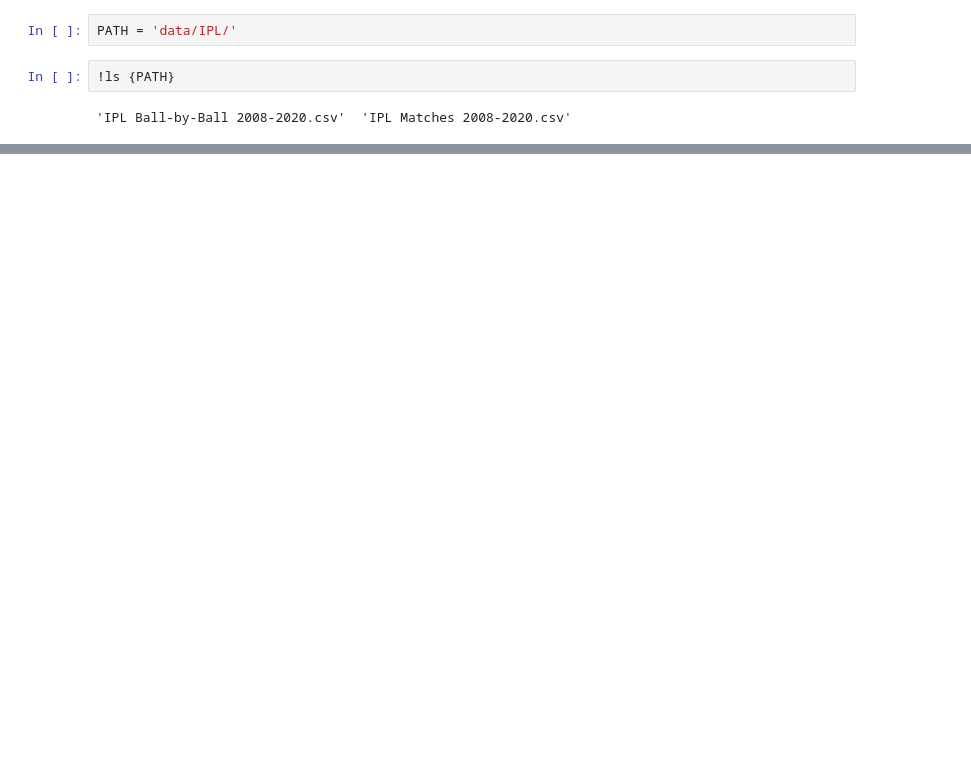
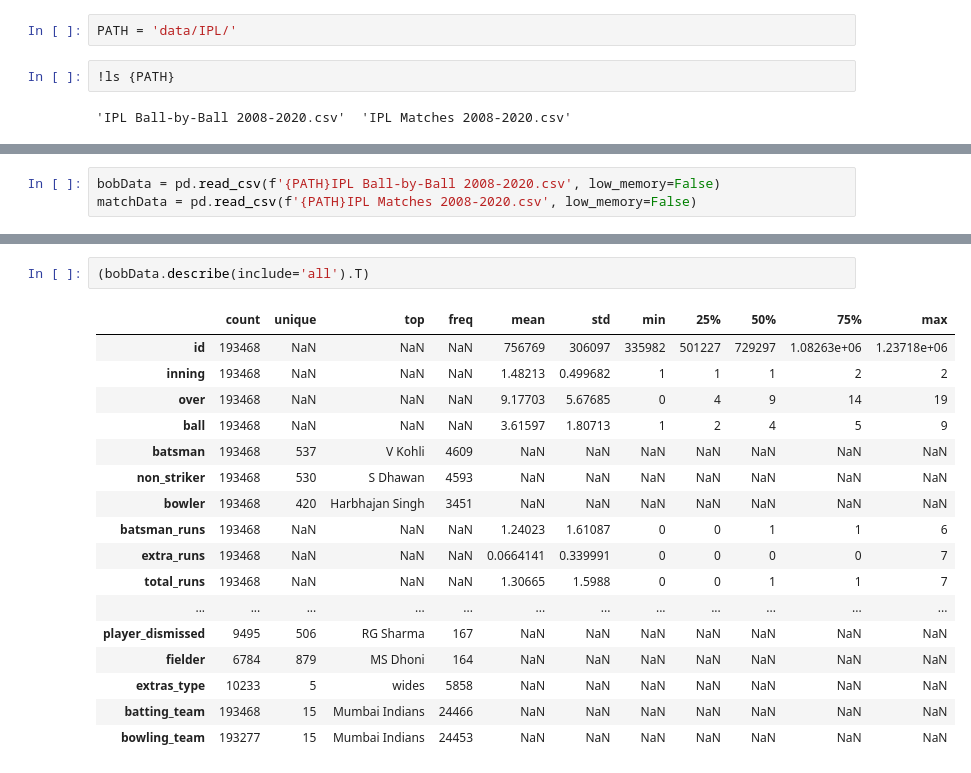
Before and after one commit to subhamyadav580/Data-Analysis-with-IPL-Dataset, a Jupyter notebook: IPL.ipynb, the cells around one changed output, grey strips where cells are left out. Saved outputs shown, nothing was run; the diff lists cells and outputs as text; blank space fills up the shorter version.

```diff
--- a/IPL.ipynb
+++ b/IPL.ipynb
@@ -242,0 +27,3 @@ plt.show()
+# %%
+bobData = pd.read_csv(f'{PATH}IPL Ball-by-Ball 2008-2020.csv', low_memory=False)
+matchData = pd.read_csv(f'{PATH}IPL Matches 2008-2020.csv', low_memory=False)
@@ -242,0 +48,20 @@ plt.show()
+# %%
+(bobData.describe(include='all').T)
+# %% [output]
+|  | count | unique | top | freq | mean | std | min | 25% | 50% | 75% | max |
+| id | 193468 | NaN | NaN | NaN | 756769 | 306097 | 335982 | 501227 | 729297 | 1.08263e+06 | 1.23718e+06 |
+| inning | 193468 | NaN | NaN | NaN | 1.48213 | 0.499682 | 1 | 1 | 1 | 2 | 2 |
+| over | 193468 | NaN | NaN | NaN | 9.17703 | 5.67685 | 0 | 4 | 9 | 14 | 19 |
+| ball | 193468 | NaN | NaN | NaN | 3.61597 | 1.80713 | 1 | 2 | 4 | 5 | 9 |
+| batsman | 193468 | 537 | V Kohli | 4609 | NaN | NaN | NaN | NaN | NaN | NaN | NaN |
+| non_striker | 193468 | 530 | S Dhawan | 4593 | NaN | NaN | NaN | NaN | NaN | NaN | NaN |
+| bowler | 193468 | 420 | Harbhajan Singh | 3451 | NaN | NaN | NaN | NaN | NaN | NaN | NaN |
+| batsman_runs | 193468 | NaN | NaN | NaN | 1.24023 | 1.61087 | 0 | 0 | 1 | 1 | 6 |
+| extra_runs | 193468 | NaN | NaN | NaN | 0.0664141 | 0.339991 | 0 | 0 | 0 | 0 | 7 |
+| total_runs | 193468 | NaN | NaN | NaN | 1.30665 | 1.5988 | 0 | 0 | 1 | 1 | 7 |
+| ... | ... | ... | ... | ... | ... | ... | ... | ... | ... | ... | ... |
+| player_dismissed | 9495 | 506 | RG Sharma | 167 | NaN | NaN | NaN | NaN | NaN | NaN | NaN |
+| fielder | 6784 | 879 | MS Dhoni | 164 | NaN | NaN | NaN | NaN | NaN | NaN | NaN |
+| extras_type | 10233 | 5 | wides | 5858 | NaN | NaN | NaN | NaN | NaN | NaN | NaN |
+| batting_team | 193468 | 15 | Mumbai Indians | 24466 | NaN | NaN | NaN | NaN | NaN | NaN | NaN |
+| bowling_team | 193277 | 15 | Mumbai Indians | 24453 | NaN | NaN | NaN | NaN | NaN | NaN | NaN |
```
Also changed, not shown: parts of 70 cells of this notebook.
